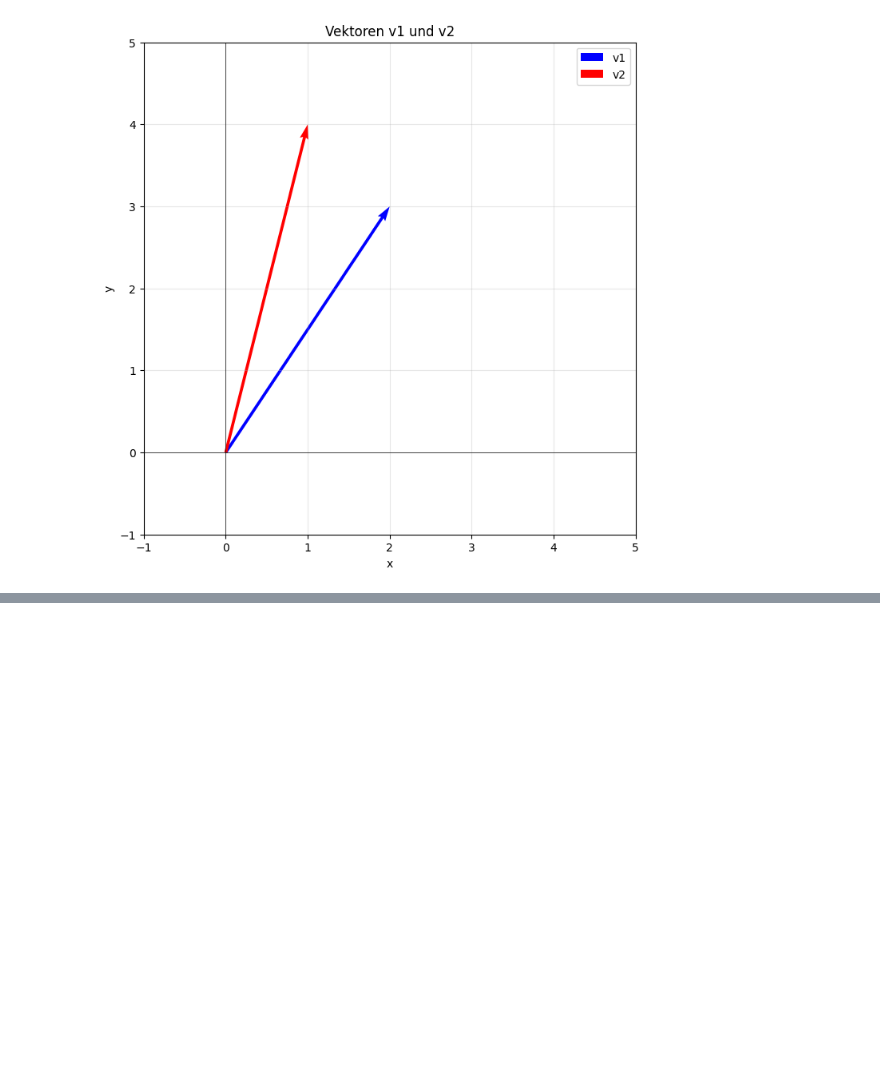
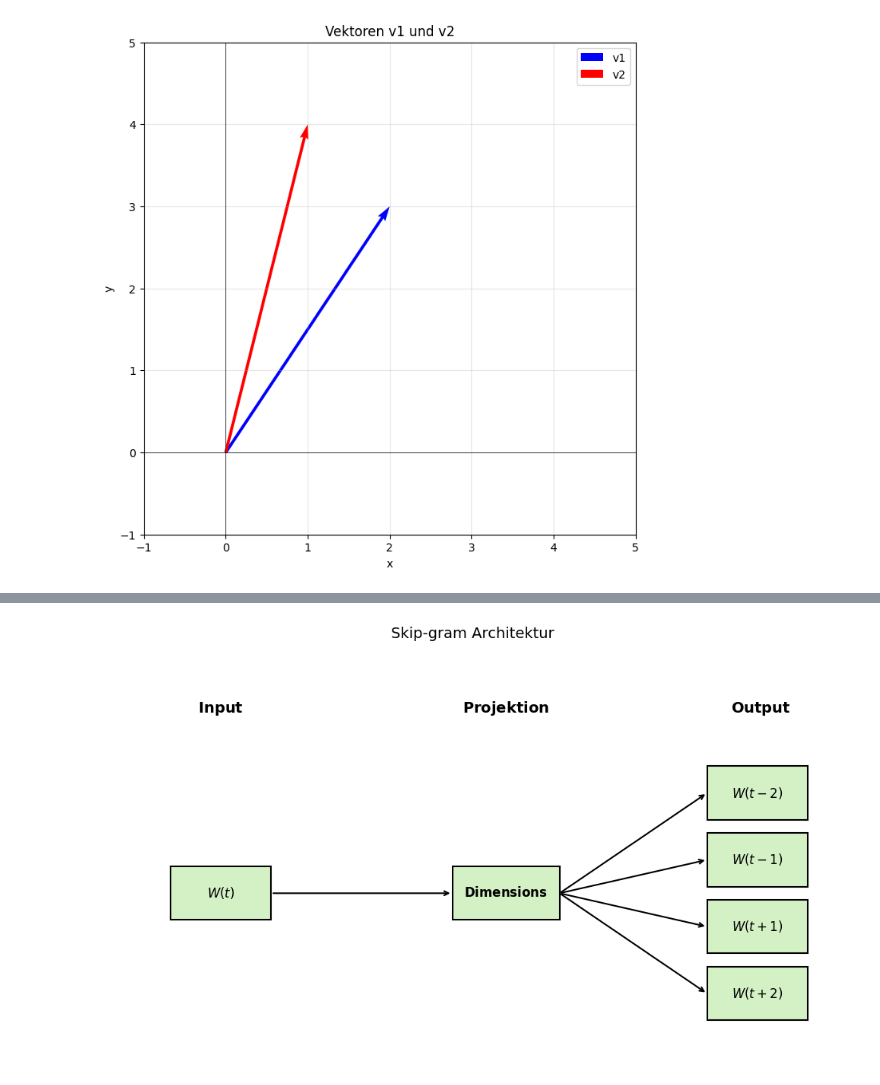
Before and after one commit to LinusLinuxer/Vortrag, a Jupyter notebook: Vortrag.ipynb, the cells around one changed output, grey strips where cells are left out. Saved outputs shown, nothing was run; the diff lists cells and outputs as text; code cells hidden in the pictures; blank space fills up the shorter version.

```diff
--- a/Vortrag.ipynb
+++ b/Vortrag.ipynb
@@ -245,0 +419,86 @@ plt.show()
+# %%
+import matplotlib.pyplot as plt
+import matplotlib.patches as patches
+
+def draw_skipgram_architecture():
+    fig, ax = plt.subplots(figsize=(10, 6))
+
+    # Styling-Konstanten (analog zu deiner Vorlage)
+    box_color = "#d4f1c5"  # Hellgrün
+    edge_color = "black"
+    font_size = 12
+
+    # 1. INPUT (Ein einzelnes Wort in der Mitte)
+    input_box = [0, 2.5, "$W(t)$"]
+
+    # 2. PROJEKTION (Die Dimensionen/Vektor-Repräsentation)
+    projection = [4.2, 2.5, r"$\mathbf{Dimensions}$"]
+
+    # 3. OUTPUT (Mehrere Kontext-Wörter)
+    outputs = [
+        [8, 4, "$W(t-2)$"],
+        [8, 3, "$W(t-1)$"],
+        [8, 2, "$W(t+1)$"],
+        [8, 1, "$W(t+2)$"],
+    ]
+
+    # Überschriften
+    ax.text(0.75, 5.2, r"$\mathbf{Input}$", ha="center", fontsize=14)
+    ax.text(5.0, 5.2, r"$\mathbf{Projektion}$", ha="center", fontsize=14)
+    ax.text(8.8, 5.2, r"$\mathbf{Output}$", ha="center", fontsize=14)
+
+    # Zeichne Input-Box
+    rect_in = patches.Rectangle(
+        (input_box[0], input_box[1] - 0.4), 1.5, 0.8,
+        linewidth=1.5, edgecolor=edge_color, facecolor=box_color
+    )
+    ax.add_patch(rect_in)
+    ax.text(input_box[0] + 0.75, input_box[1], input_box[2], ha="center", va="center", fontsize=font_size)
+
+    # Pfeil von Input zur Projektion
+    ax.annotate(
+        "",
+        xy=(4.2, 2.5),
+        xytext=(1.5, 2.5),
+        arrowprops=dict(arrowstyle="->", lw=1.5, color="black"),
+    )
+
+    # Zeichne Projektions-Box
+    rect_proj = patches.Rectangle(
+        (projection[0], projection[1] - 0.4), 1.6, 0.8,
+        linewidth=1.5, edgecolor=edge_color, facecolor=box_color
+    )
+    ax.add_patch(rect_proj)
+    ax.text(5.0, 2.5, projection[2], ha="center", va="center", fontsize=font_size)
+
+    # Zeichne Output-Boxen und Pfeile von der Projektion
+    for x, y, label in outputs:
+        # Box zeichnen
+        rect = patches.Rectangle(
+            (x, y - 0.4), 1.5, 0.8,
+            linewidth=1.5, edgecolor=edge_color, facecolor=box_color,
+        )
+        ax.add_patch(rect)
+        ax.text(x + 0.75, y, label, ha="center", va="center", fontsize=font_size)
+
+        # Pfeil von der Projektions-Box zum Output
+        ax.annotate(
+            "",
+            xy=(x, y),
+            xytext=(5.8, 2.5),
+            arrowprops=dict(arrowstyle="->", lw=1.5, color="black"),
+        )
+
+    # Plot-Einstellungen
+    ax.set_xlim(-1, 10)
+    ax.set_ylim(0, 6)
+    ax.axis("off")
+    ax.set_title("Skip-gram Architektur", fontsize=14, pad=20)
+
+    plt.tight_layout()
+    plt.show()
+
+if __name__ == "__main__":
+    draw_skipgram_architecture()
+# %% [output]
+[figure, added]
```
Also changed, not shown: parts of 6 cells of this notebook.
